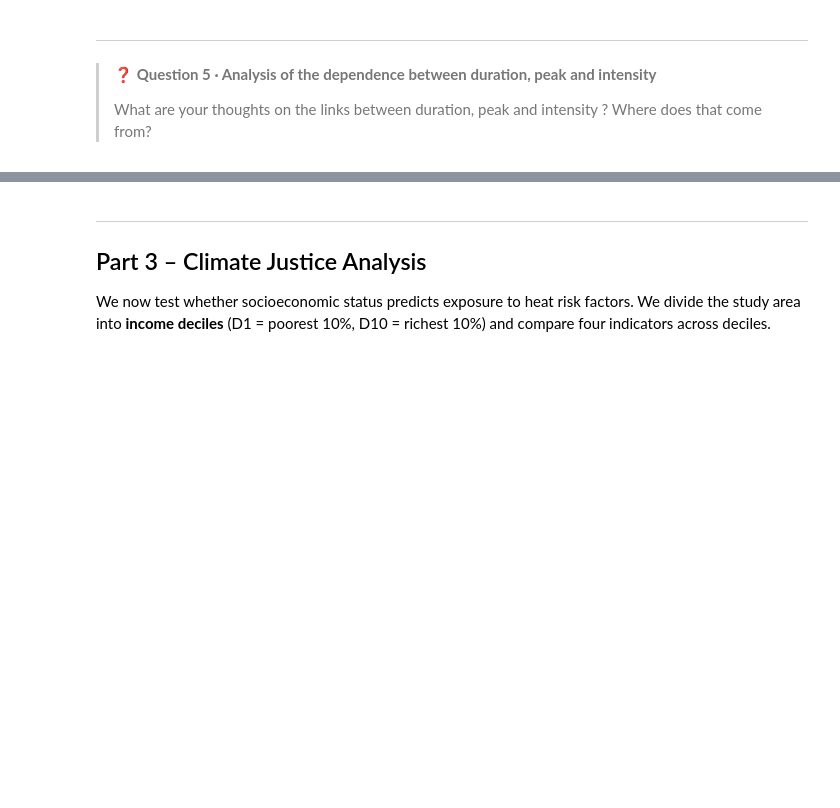
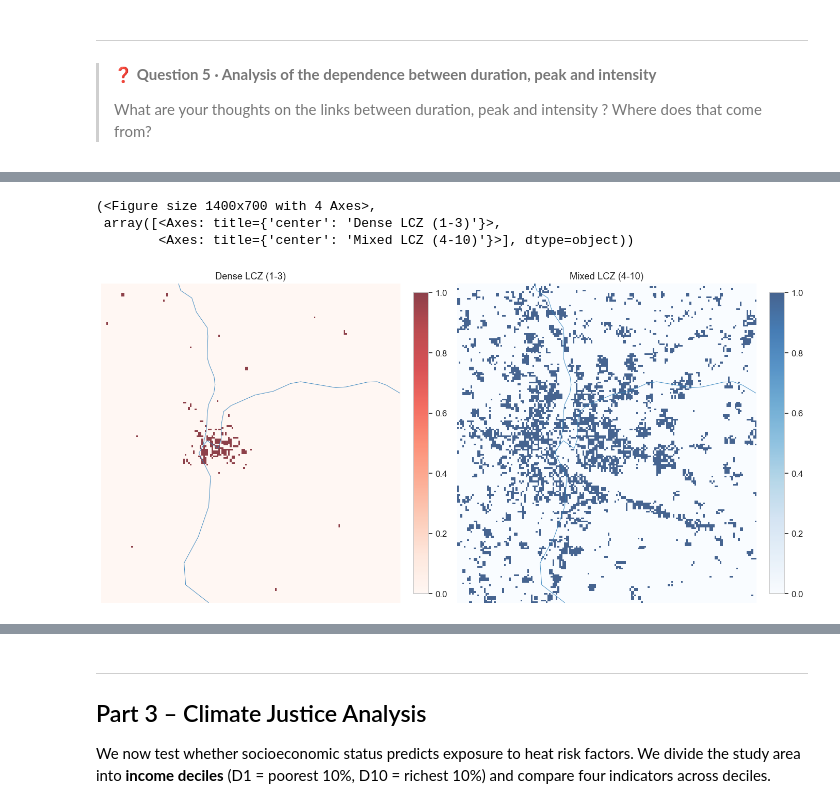
Before and after one commit to colinlenoble/TD1_sciencespo, a Jupyter notebook: uhi_lesson_with_questions.ipynb, the cells around one changed output, grey strips where cells are left out. Drawn from its saved outputs; the diff is of its cells as text; code cells hidden in the pictures; blank space fills up the shorter version.

```diff
--- a/uhi_lesson_with_questions.ipynb
+++ b/uhi_lesson_with_questions.ipynb
@@ -527,0 +651,17 @@ ipy_display(_make_choropleth(
+# %%
+da_dense = (ds_clip["lcz_int"].isin([1,2,3])).astype(float)
+da_mixed = (ds_clip["lcz_int"].isin([4,5,6,7,8,9,10])).astype(float)
+
+plot_two_maps_side_by_side(
+        da_dense,
+        da_mixed,
+        title_left="Dense LCZ (1-3)",
+        title_right="Mixed LCZ (4-10)",
+        cmap_left="Reds",
+        cmap_right="Blues",
+)
+# %% [output]
+(<Figure size 1400x700 with 4 Axes>,
+ array([<Axes: title={'center': 'Dense LCZ (1-3)'}>,
+        <Axes: title={'center': 'Mixed LCZ (4-10)'}>], dtype=object))
+[figure, added]
```
Also changed, not shown: parts of 48 cells of this notebook, 3 other files.
